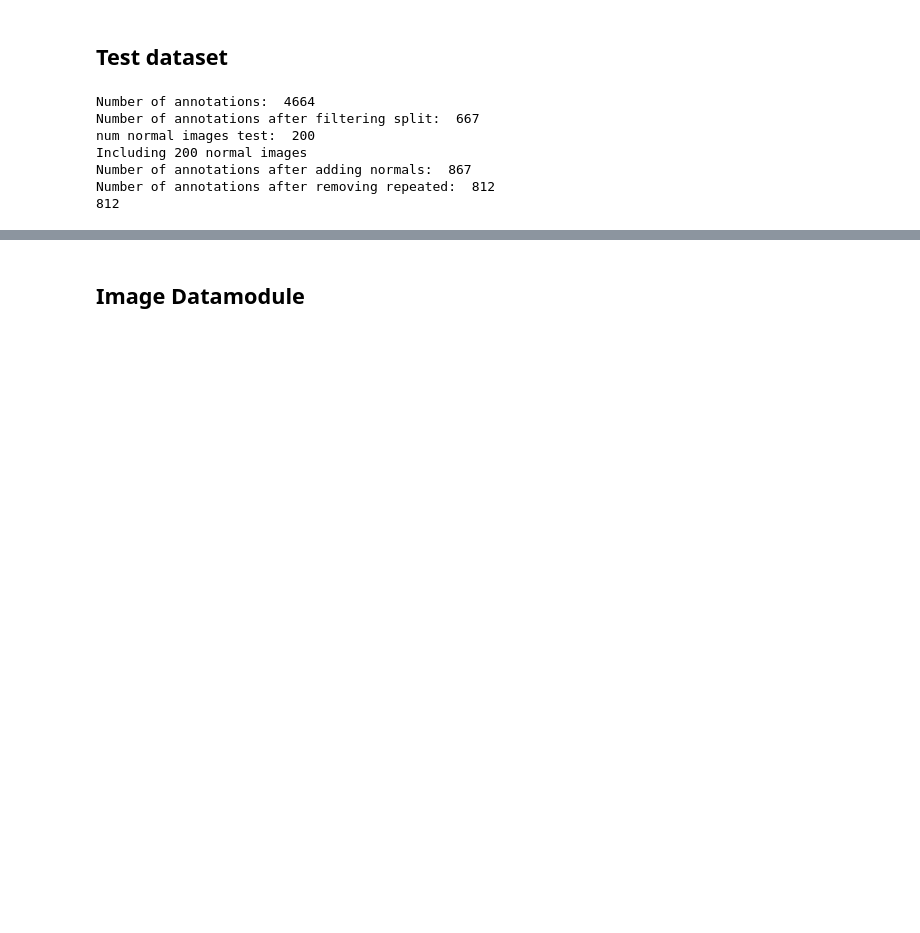
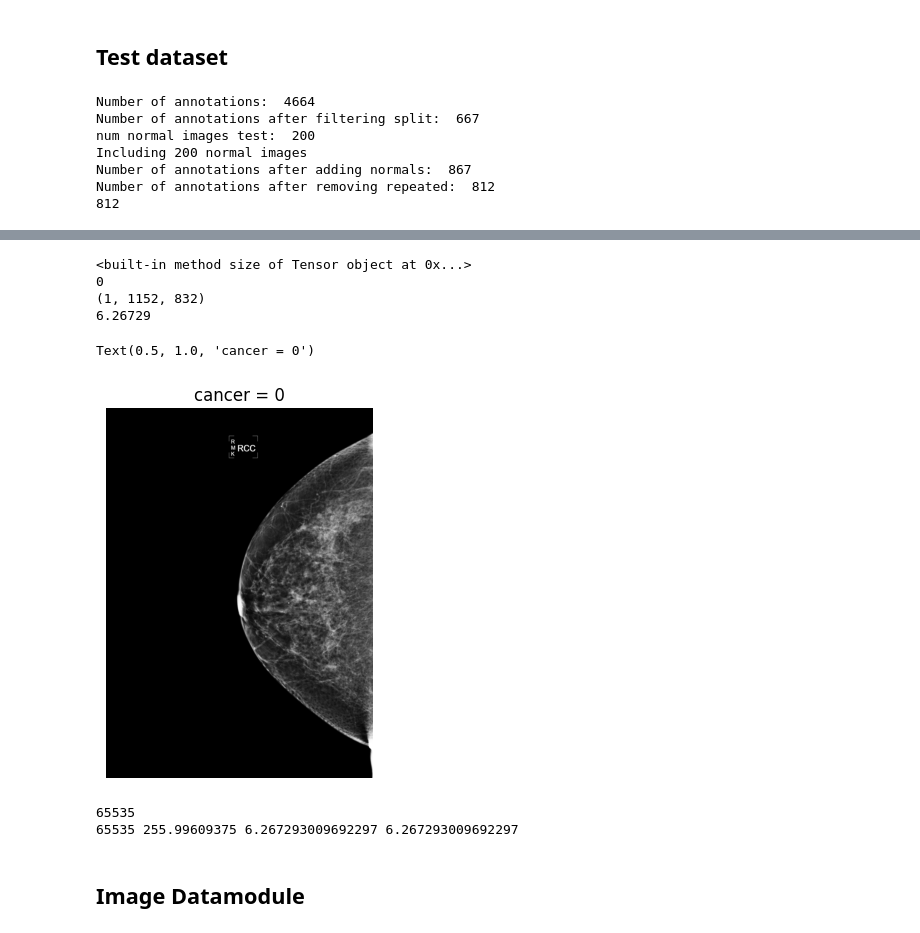
Before and after one commit to alalbiol/Mammography, a Jupyter notebook: mamo_holistic/notebooks/test_dataset.ipynb, the cells around one changed output, grey strips where cells are left out. Saved outputs shown, nothing was run; the diff lists cells and outputs as text; code cells hidden in the pictures; blank space fills up the shorter version.

```diff
--- a/mamo_holistic/notebooks/test_dataset.ipynb
+++ b/mamo_holistic/notebooks/test_dataset.ipynb
@@ -446,3 +476,47 @@ Number of annotations after removing repeated:  812
+# %%
+from torchvision import transforms
+from utils.transforms import Standardize
+
+transforms = transforms.Compose([
+    transforms.ToTensor(),
+    Standardize()
+])
+
+dataset = DreamPilot_Image_Dataset(dream_pilot_folder=dream_pilot_folder, transform=transforms)
+im, label = dataset[0]
+
+print(im.size)
+print(label)
+
+im_arr = np.array(im)
+print(im_arr.shape)
+print(im_arr.max())
+
+
+im_arr = im_arr / im_arr.max()
+plt.imshow(im_arr[0], cmap='gray')
+plt.axis('off')
+plt.title(f"cancer = {label}")
+# %% [output]
+<built-in method size of Tensor object at 0x...>
+0
+(1, 1152, 832)
+6.26729
+Text(0.5, 1.0, 'cancer = 0')
+[figure, added]
+# %%
+im_arr = np.array(im)
+print(im_arr.max())
+
+im1 = im_arr / 256
+
+im2 = (im_arr - im_arr.mean()) / im_arr.std()
+im3 = (im1 - im1.mean()) / im1.std()
+
+print(im_arr.max(), im1.max(), im2.max(), im3.max())
+# %% [output]
+65535
+65535 255.99609375 6.267293009692297 6.267293009692297
 # %% [markdown]
 ## Image Datamodule
 # %%
```
Also changed, not shown: parts of 21 cells of this notebook.
